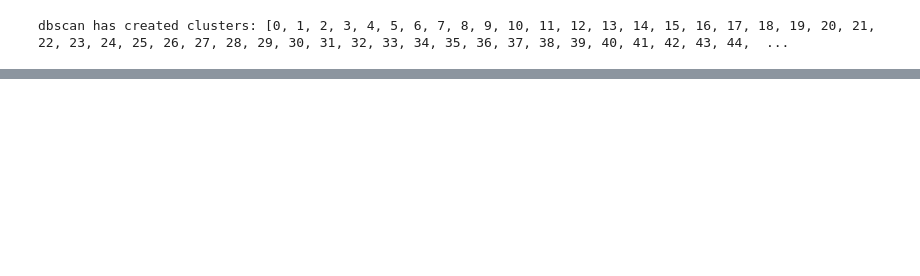
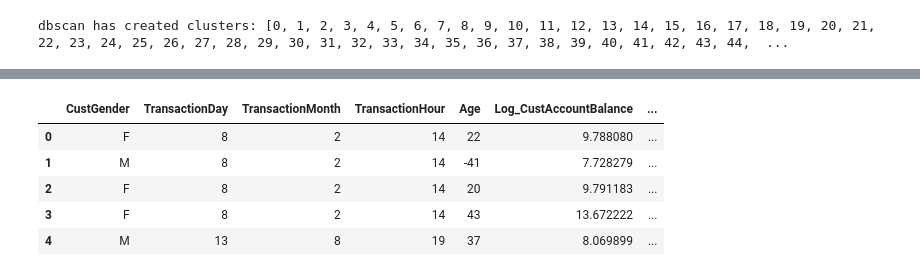
Before and after one commit to maxheijmans/AIM4B_Group1, a Jupyter notebook: BankTransactions/EDA_BankTransactions.ipynb, the cells around one changed output, grey strips where cells are left out. Cells and saved outputs as stored; diff of their text form; code cells hidden in the pictures; blank space fills up the shorter version.

```diff
--- a/BankTransactions/EDA_BankTransactions.ipynb
+++ b/BankTransactions/EDA_BankTransactions.ipynb
@@ -782,0 +839,22 @@ dbscan has created clusters: [0, 1, 2, 3, 4, 5, 6, 7, 8, 9, 10, 11, 12, 13, 14,
+# %%
+# Reshape the encoded column to 2D array for inverse_transform
+encoded_locations = bank_transactions_data['CustLocation_Encoded'].values.reshape(-1, 1)
+
+# Using inverse_transform to revert back to original values
+bank_transactions_data['CustLocation'] = encoder.inverse_transform(encoded_locations)
+
+# Inverse mapping for gender
+inverse_gender = {0: 'M', 1: 'F'}
+
+# Replace encoded values with original values
+bank_transactions_data['CustGender'] = bank_transactions_data['CustGender'].replace(inverse_gender)
+
+# Print dataframe
+bank_transactions_data.head()
+# %% [output]
+|  | CustGender | TransactionDay | TransactionMonth | TransactionHour | Age | Log_CustAccountBalance | ... |
+| 0 | F | 8 | 2 | 14 | 22 | 9.788080 | ... |
+| 1 | M | 8 | 2 | 14 | -41 | 7.728279 | ... |
+| 2 | F | 8 | 2 | 14 | 20 | 9.791183 | ... |
+| 3 | F | 8 | 2 | 14 | 43 | 13.672222 | ... |
+| 4 | M | 13 | 8 | 19 | 37 | 8.069899 | ... |
```
Also changed, not shown: parts of 37 cells of this notebook, 1 other file.
